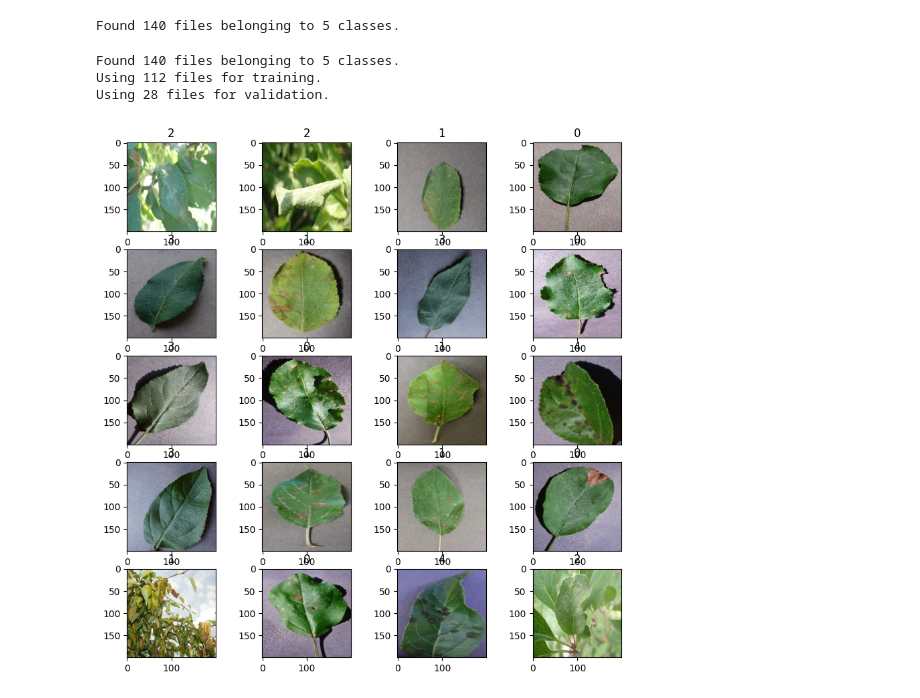
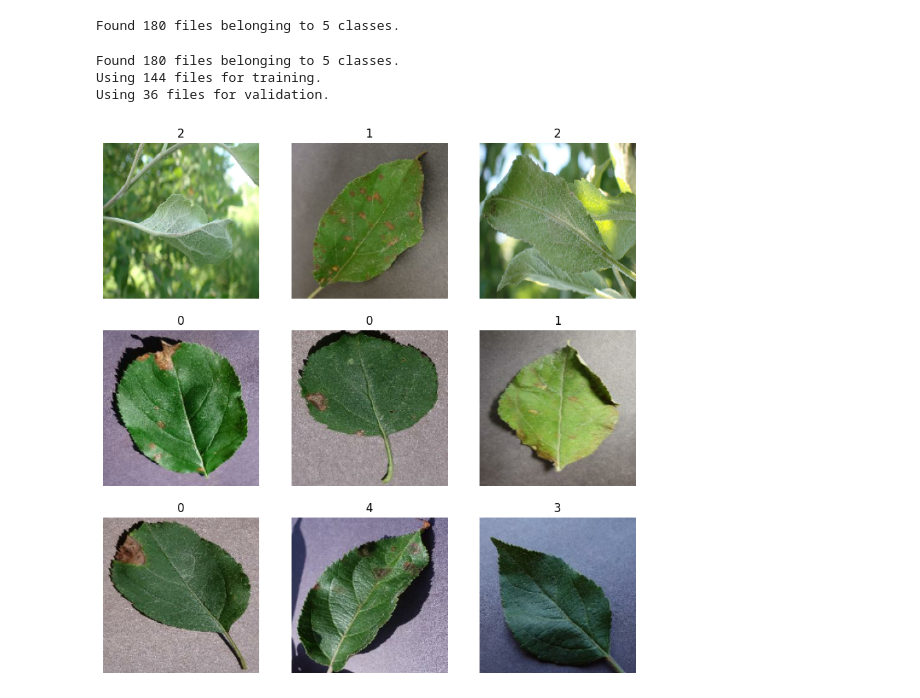
Before and after one commit to filiP9519/Plants, a Jupyter notebook: plants.ipynb, the cells around one changed output. Cells and saved outputs as stored; diff of their text form; code cells hidden in the pictures.

```diff
--- a/plants.ipynb
+++ b/plants.ipynb
@@ -12,19 +12,19 @@ from keras.layers import Normalization
 # Loading dataset from folder
 
 directory = keras.utils.image_dataset_from_directory(
-   'C:/Users/Filip/Desktop/testPlants'
+   'C:/Users/zbq46b/Desktop/Bc_Work/testPlants'
 )
 
 # Filter out corrupted images
 
 num_skipped = 0
 for folder_name in ("Apple_Black_rot", "Apple_Cedar_apple_rust", "Apple_healthy", "Apple_Powdery_mildew", "Apple_scab"):
-    folder_path = os.path.join("C:/Users/Filip/Desktop/testPlants", folder_name)
+    folder_path = os.path.join("C:/Users/zbq46b/Desktop/Bc_Work/testPlants", folder_name)
     for f_name in os.listdir(folder_path):
         f_path = os.path.join(folder_path, f_name)
         try:
             f_obj = open(f_path, "rb")
-            is_jpg = tf.compat.as_bytes("JPG") in f_obj.peek(10)
+            is_jpg = tf.compat.as_bytes("JFIF") in f_obj.peek(10)
         finally:
             f_obj.close()
 
@@ -33,14 +33,14 @@ for folder_name in ("Apple_Black_rot", "Apple_Cedar_apple_rust", "Apple_healthy"
             # Delete corrupted images
             os.remove(f_path)
 # %% [output]
-Found 140 files belonging to 5 classes.
+Found 180 files belonging to 5 classes.
 # %%
 # Generate a Dataset
 image_size = (200, 200)
 batch_site = 64
 
 train_data, test_data = tf.keras.utils.image_dataset_from_directory(
-    "C:/Users/Filip/Desktop/testPlants",
+    "C:/Users/zbq46b/Desktop/Bc_Work/testPlants",
     validation_split= 0.2,
     subset= "both",
     seed= 1337,
@@ -48,18 +48,18 @@ train_data, test_data = tf.keras.utils.image_dataset_from_directory(
     batch_size=batch_site,
 )
 # %% [output]
-Found 140 files belonging to 5 classes.
-Using 112 files for training.
-Using 28 files for validation.
+Found 180 files belonging to 5 classes.
+Using 144 files for training.
+Using 36 files for validation.
 # %%
 # Visualization of data
 import matplotlib.pyplot as plt
 plt.figure(figsize=(10,10))
 for images, labels in train_data.take(1):
     for i in range (9):
         ax = plt.subplot(3, 3, i + 1)
         plt.imshow(images[i].numpy().astype("uint8"))
         plt.title(int(labels[i]))
-        plt.axis("on")
+        plt.axis("off")
 # %% [output]
-[figure, old version]
+[figure, new version]
```
Also changed, not shown: parts of 3 cells of this notebook.
